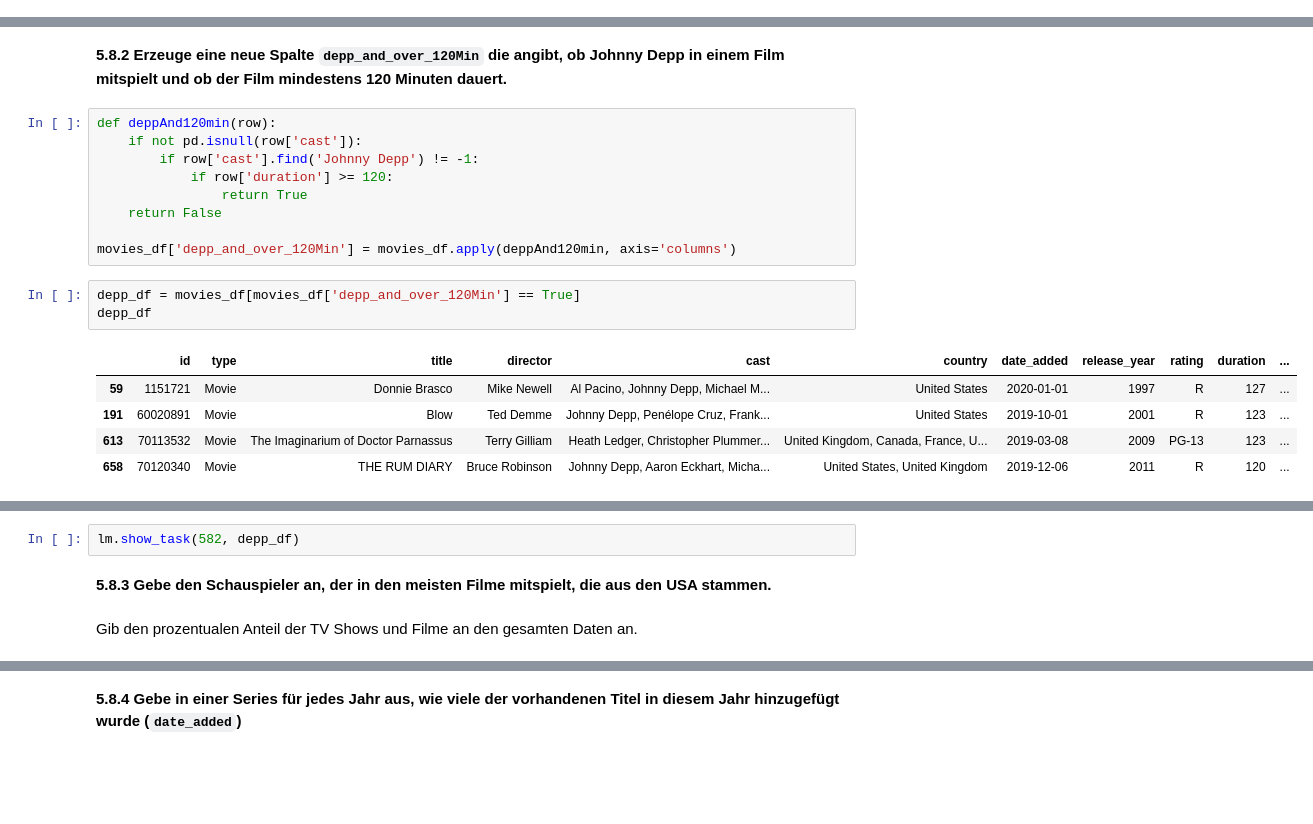
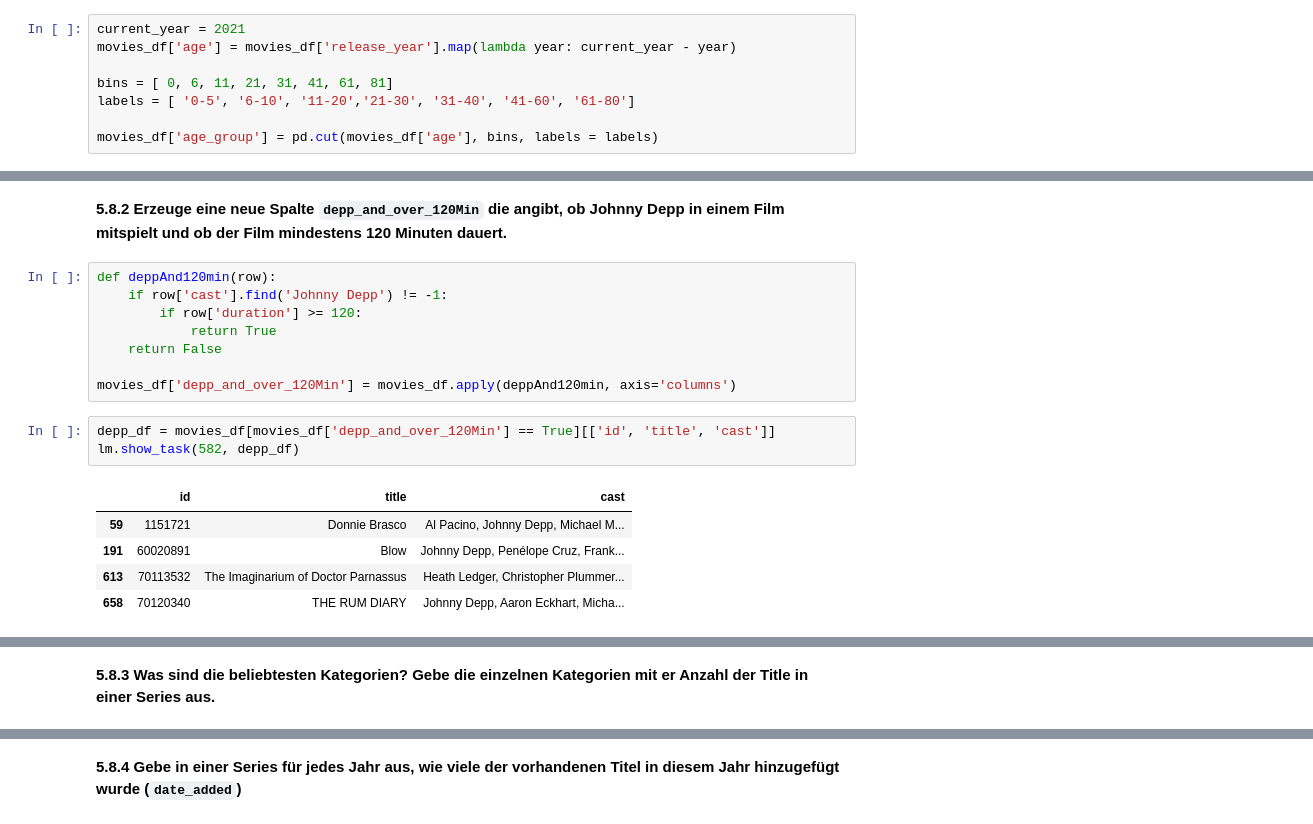
Before and after one commit to orca-nrw/lernmodul-pandas, a Jupyter notebook: index.ipynb, the cells around one changed output, grey strips where cells are left out. Cells and saved outputs as stored; diff of their text form; blank space fills up the shorter version.

Commit message:
add tasks section 5

```diff
--- a/index.ipynb
+++ b/index.ipynb
@@ -1410,0 +1420,8 @@ titles_df
+# %%
+current_year = 2021
+movies_df['age'] = movies_df['release_year'].map(lambda year: current_year - year)
+
+bins = [ 0, 6, 11, 21, 31, 41, 61, 81]
+labels = [ '0-5', '6-10', '11-20','21-30', '31-40', '41-60', '61-80']
+
+movies_df['age_group'] = pd.cut(movies_df['age'], bins, labels = labels)
@@ -1412,19 +1447,18 @@ titles_df
 **5.8.2 Erzeuge eine neue Spalte `depp_and_over_120Min` die angibt, ob Johnny Depp in einem Film mitspielt und ob der Film mindestens 120 Minuten dauert.**
 # %%
 def deppAnd120min(row):
-    if not pd.isnull(row['cast']):
-        if row['cast'].find('Johnny Depp') != -1:
-            if row['duration'] >= 120:
-                return True
+    if row['cast'].find('Johnny Depp') != -1:
+        if row['duration'] >= 120:
+            return True
     return False
 
 movies_df['depp_and_over_120Min'] = movies_df.apply(deppAnd120min, axis='columns')
 # %%
-depp_df = movies_df[movies_df['depp_and_over_120Min'] == True]
-depp_df
+depp_df = movies_df[movies_df['depp_and_over_120Min'] == True][['id', 'title', 'cast']]
+lm.show_task(582, depp_df)
 # %% [output]
-|  | id | type | title | director | cast | country | date_added | release_year | rating | duration | ... |
-| 59 | 1151721 | Movie | Donnie Brasco | Mike Newell | Al Pacino, Johnny Depp, Michael M... | United States | 2020-01-01 | 1997 | R | 127 | ... |
-| 191 | 60020891 | Movie | Blow | Ted Demme | Johnny Depp, Penélope Cruz, Frank... | United States | 2019-10-01 | 2001 | R | 123 | ... |
-| 613 | 70113532 | Movie | The Imaginarium of Doctor Parnassus | Terry Gilliam | Heath Ledger, Christopher Plummer... | United Kingdom, Canada, France, U... | 2019-03-08 | 2009 | PG-13 | 123 | ... |
-| 658 | 70120340 | Movie | THE RUM DIARY | Bruce Robinson | Johnny Depp, Aaron Eckhart, Micha... | United States, United Kingdom | 2019-12-06 | 2011 | R | 120 | ... |
+|  | id | title | cast |
+| 59 | 1151721 | Donnie Brasco | Al Pacino, Johnny Depp, Michael M... |
+| 191 | 60020891 | Blow | Johnny Depp, Penélope Cruz, Frank... |
+| 613 | 70113532 | The Imaginarium of Doctor Parnassus | Heath Ledger, Christopher Plummer... |
+| 658 | 70120340 | THE RUM DIARY | Johnny Depp, Aaron Eckhart, Micha... |
@@ -1431,6 +1467,2 @@ depp_df
-# %%
-lm.show_task(582, depp_df)
-# %% [markdown]
-**5.8.3 Gebe den Schauspieler an, der in den meisten Filme mitspielt, die aus den USA stammen.**
-# %% [markdown]
-Gib den prozentualen Anteil der TV Shows und Filme an den gesamten Daten an.
+# %% [markdown]
+**5.8.3 Was sind die beliebtesten Kategorien? Gebe die einzelnen Kategorien mit er Anzahl der Title in einer Series aus.**
```
Also changed, not shown: parts of 20 cells of this notebook, 3 other files.
